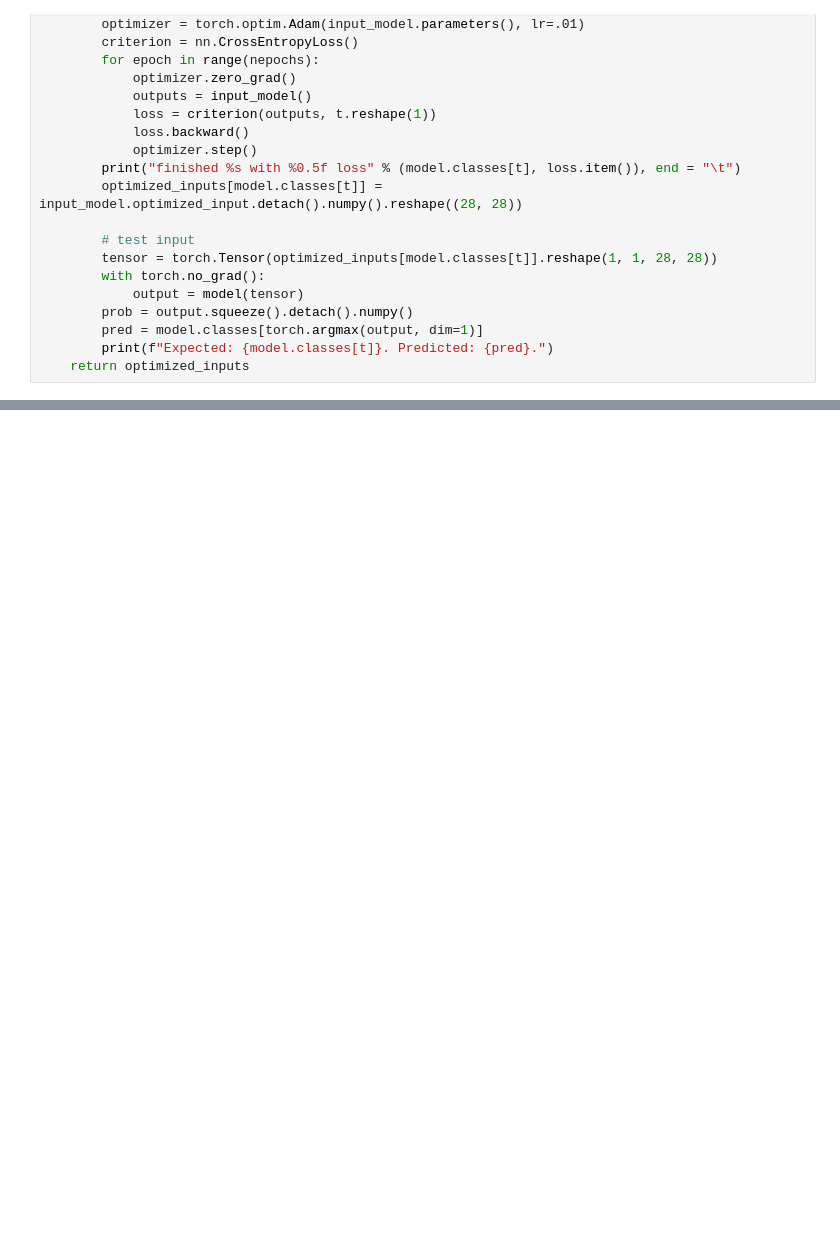
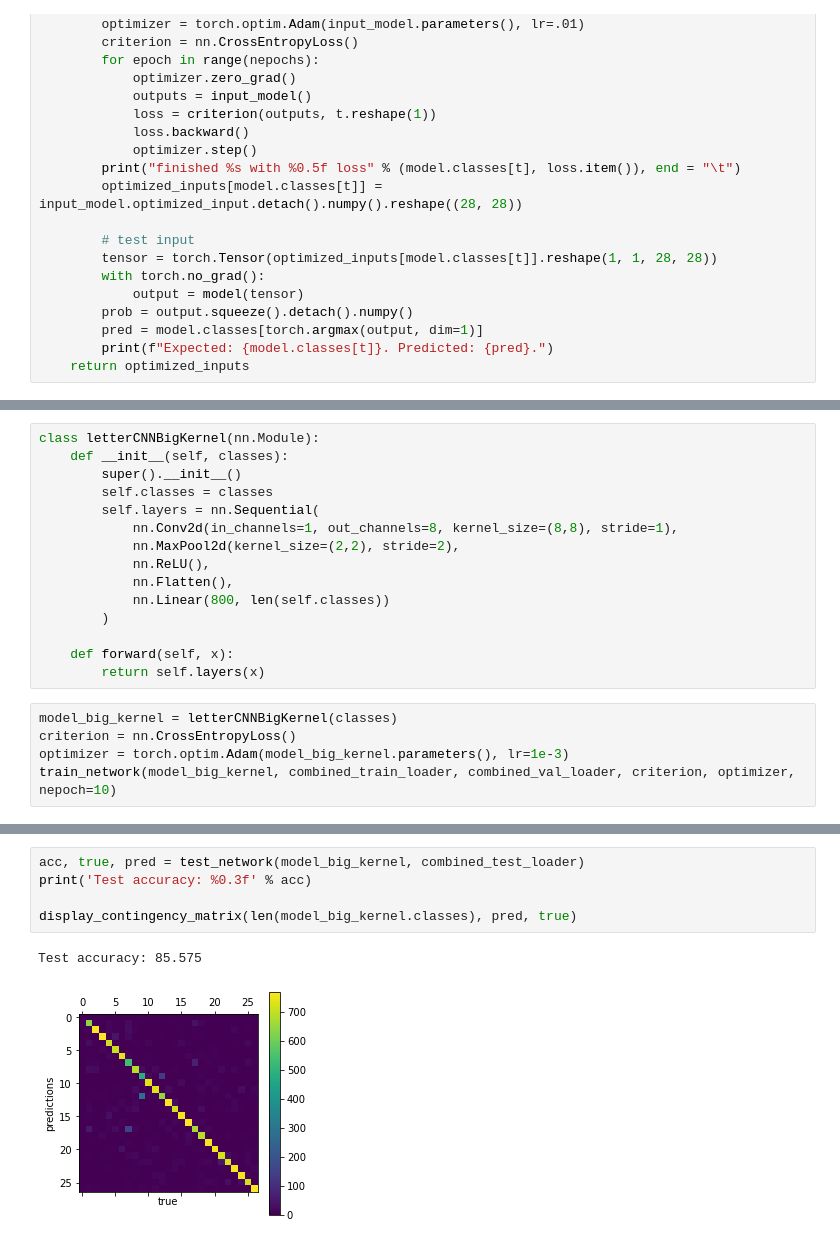
Before and after one commit to msuv08/cnn-handwritten-letter-recognition, a Jupyter notebook: letter_recognition.ipynb, the cells around one changed output, grey strips where cells are left out. Saved outputs shown, nothing was run; the diff lists cells and outputs as text; blank space fills up the shorter version.

```diff
--- a/letter_recognition.ipynb
+++ b/letter_recognition.ipynb
@@ -1049,0 +959,20 @@ plt.imshow(letter_visualized, cmap='Greys_r')
+# %%
+class letterCNNBigKernel(nn.Module):
+    def __init__(self, classes):
+        super().__init__()
+        self.classes = classes
+        self.layers = nn.Sequential(
+            nn.Conv2d(in_channels=1, out_channels=8, kernel_size=(8,8), stride=1),
+            nn.MaxPool2d(kernel_size=(2,2), stride=2),
+            nn.ReLU(),
+            nn.Flatten(),
+            nn.Linear(800, len(self.classes))
+        )
+
+    def forward(self, x):
+        return self.layers(x)
+# %%
+model_big_kernel = letterCNNBigKernel(classes)
+criterion = nn.CrossEntropyLoss()
+optimizer = torch.optim.Adam(model_big_kernel.parameters(), lr=1e-3)
+train_network(model_big_kernel, combined_train_loader, combined_val_loader, criterion, optimizer, nepoch=10)
@@ -1049,0 +997,8 @@ plt.imshow(letter_visualized, cmap='Greys_r')
+# %%
+acc, true, pred = test_network(model_big_kernel, combined_test_loader)
+print('Test accuracy: %0.3f' % acc)
+
+display_contingency_matrix(len(model_big_kernel.classes), pred, true)
+# %% [output]
+Test accuracy: 85.575
+[figure, added]
```
Also changed, not shown: parts of 26 cells of this notebook.
